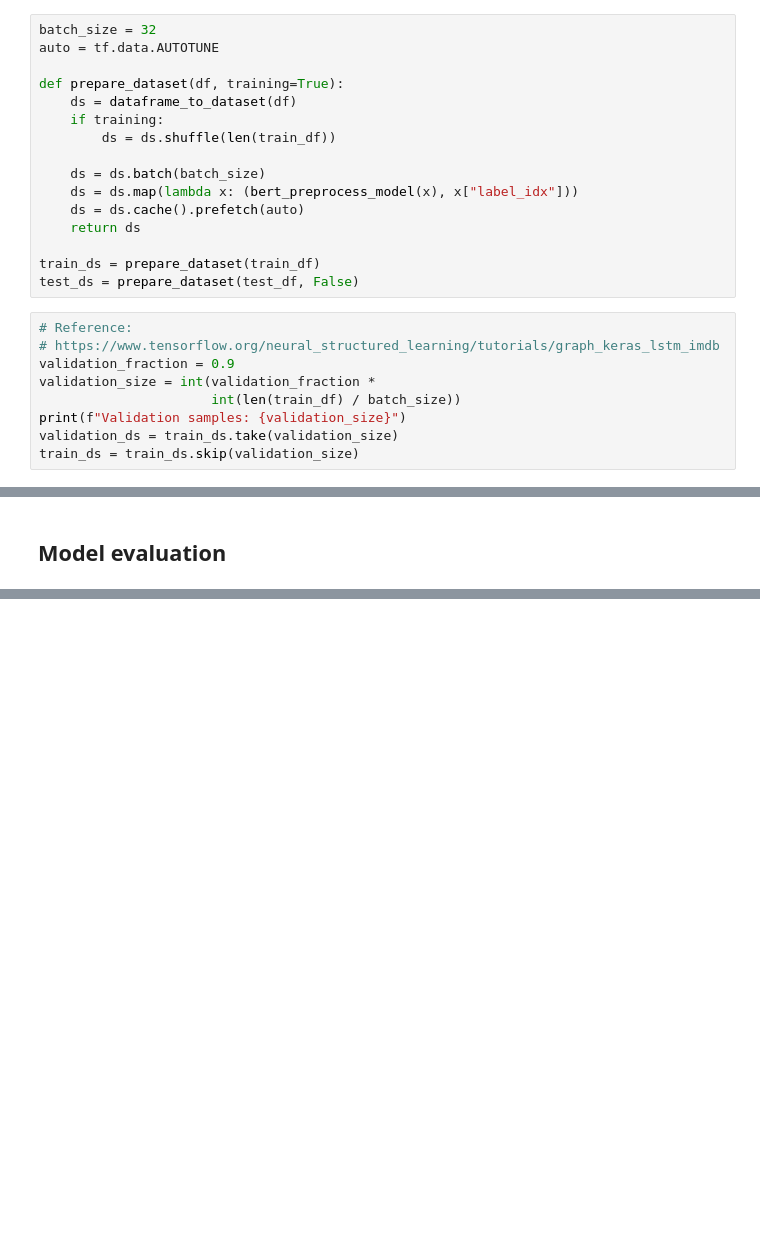
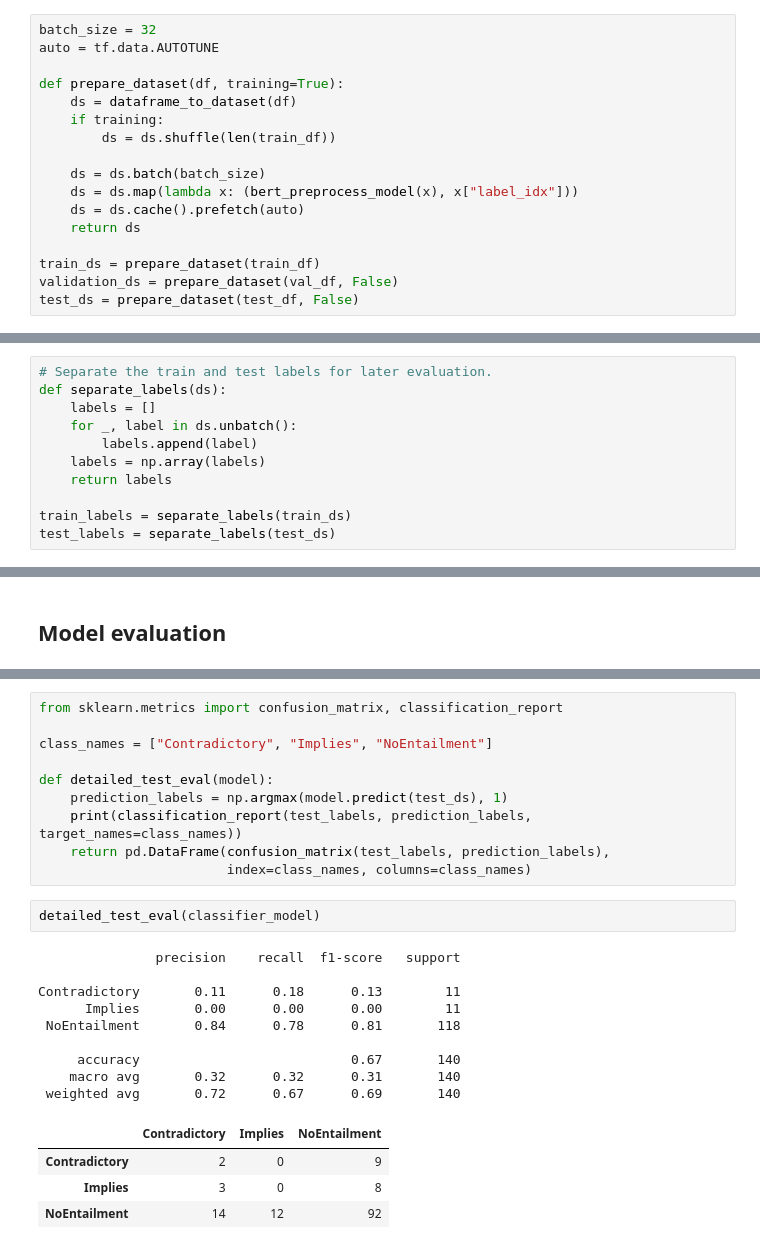
Before and after one commit to sayakpaul/Multimodal-Entailment-Baseline, a Jupyter notebook: text_entailment.ipynb, the cells around one changed output, grey strips where cells are left out. Drawn from its saved outputs; the diff is of its cells as text; blank space fills up the shorter version.

```diff
--- a/text_entailment.ipynb
+++ b/text_entailment.ipynb
@@ -111,13 +114,5 @@ def prepare_dataset(df, training=True):
     return ds
 
 train_ds = prepare_dataset(train_df)
+validation_ds = prepare_dataset(val_df, False)
 test_ds = prepare_dataset(test_df, False)
-# %%
-# Reference:
-# https://www.tensorflow.org/neural_structured_learning/tutorials/graph_keras_lstm_imdb
-validation_fraction = 0.9
-validation_size = int(validation_fraction *
-                      int(len(train_df) / batch_size))
-print(f"Validation samples: {validation_size}")
-validation_ds = train_ds.take(validation_size)
-train_ds = train_ds.skip(validation_size)
@@ -126,3 +119,14 @@ Validation samples: 33
+# %%
+# Separate the train and test labels for later evaluation.
+def separate_labels(ds):
+    labels = []
+    for _, label in ds.unbatch():
+        labels.append(label)
+    labels = np.array(labels)
+    return labels
+
+train_labels = separate_labels(train_ds)
+test_labels = separate_labels(test_ds)
 # %% [markdown]
 ## Model utilities
 # %%
@@ -187,0 +192,26 @@ Accuracy on the test set: 82.86%.
+# %%
+from sklearn.metrics import confusion_matrix, classification_report
+
+class_names = ["Contradictory", "Implies", "NoEntailment"]
+
+def detailed_test_eval(model):
+    prediction_labels = np.argmax(model.predict(test_ds), 1)
+    print(classification_report(test_labels, prediction_labels, target_names=class_names))
+    return pd.DataFrame(confusion_matrix(test_labels, prediction_labels),
+                        index=class_names, columns=class_names)
+# %%
+detailed_test_eval(classifier_model)
+# %% [output]
+               precision    recall  f1-score   support
+
+Contradictory       0.11      0.18      0.13        11
+      Implies       0.00      0.00      0.00        11
+ NoEntailment       0.84      0.78      0.81       118
+
+     accuracy                           0.67       140
+    macro avg       0.32      0.32      0.31       140
+ weighted avg       0.72      0.67      0.69       140
+|  | Contradictory | Implies | NoEntailment |
+| Contradictory | 2 | 0 | 9 |
+| Implies | 3 | 0 | 8 |
+| NoEntailment | 14 | 12 | 92 |
```
Also changed, not shown: parts of 17 cells of this notebook.
